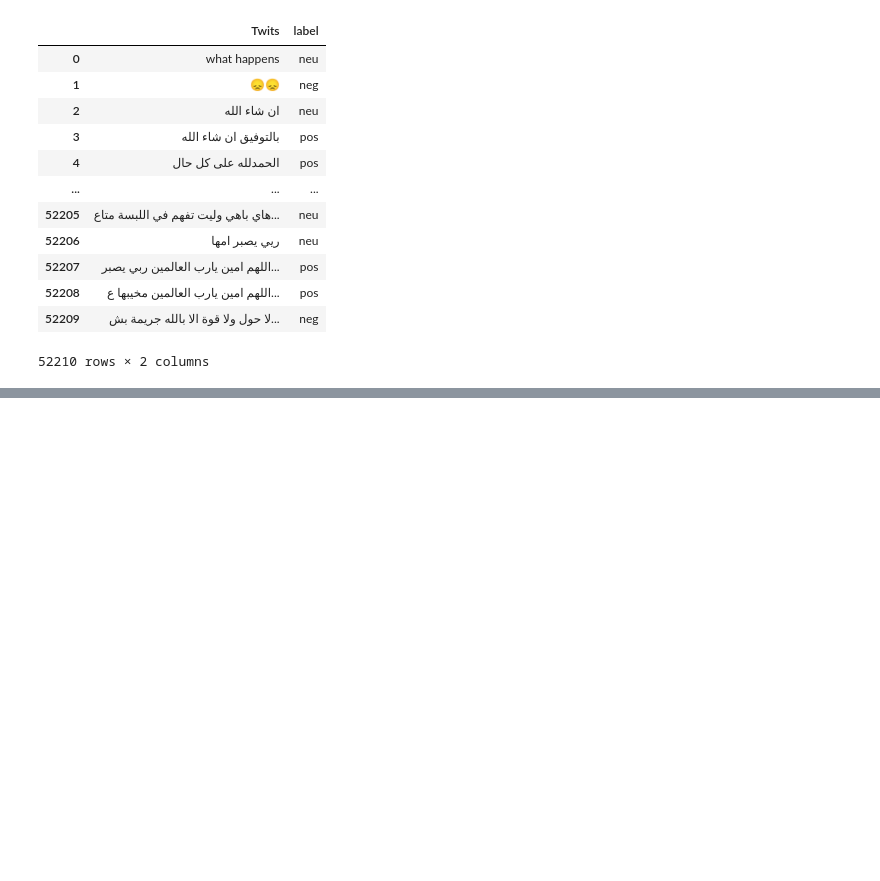
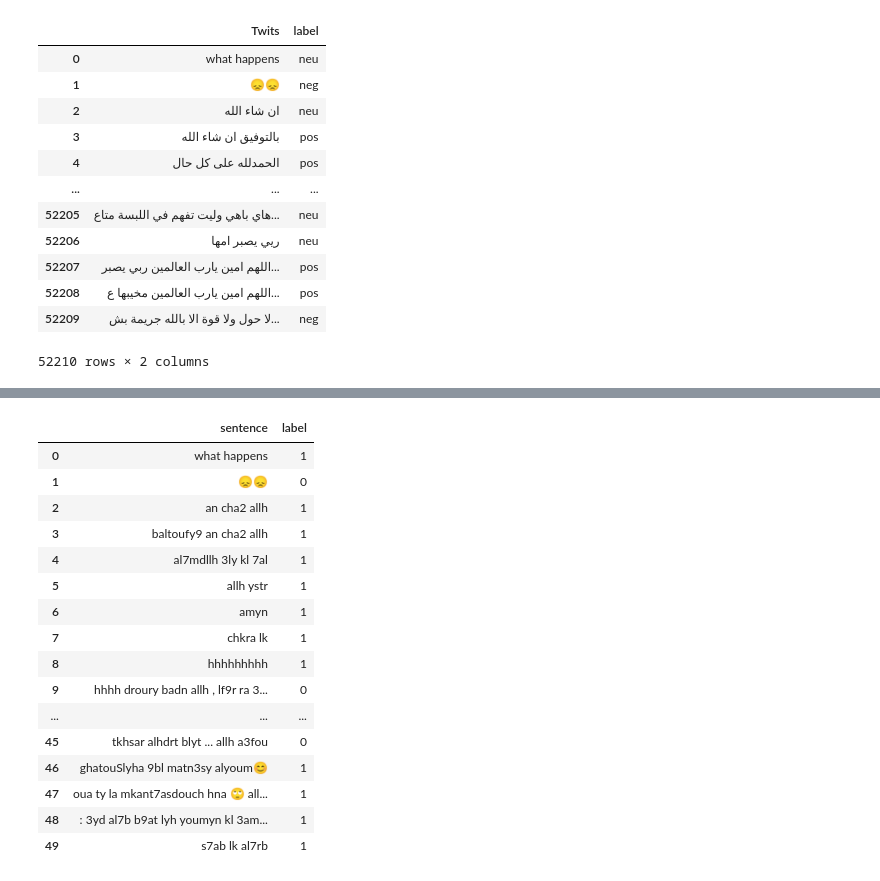
Before and after one commit to Adham-Aroubite/nlp_darija, a Jupyter notebook: translator.ipynb, the cells around one changed output, grey strips where cells are left out. Cells and saved outputs as stored; diff of their text form; code cells hidden in the pictures; blank space fills up the shorter version.

```diff
--- a/translator.ipynb
+++ b/translator.ipynb
@@ -286,0 +348,3 @@ darija_dataset
+# %%
+darija_dataset = pd.concat([darija_dataset, latin_sentences], axis=1)
+darija_dataset
@@ -286,0 +365,3 @@ darija_dataset
+# %%
+darija_dataset = darija_dataset.drop(darija_dataset.columns[0], axis=1)
+darija_dataset
@@ -286,0 +382,3 @@ darija_dataset
+# %%
+darija_dataset = darija_dataset.rename(columns={0: 'sentence'})
+darija_dataset
@@ -286,0 +399,4 @@ darija_dataset
+# %%
+columns_titles = ["sentence", "label"]
+darija_dataset=darija_dataset.reindex(columns=columns_titles)
+darija_dataset
@@ -286,0 +417,20 @@ darija_dataset
+# %%
+darija_dataset.head(50)
+# %% [output]
+|  | sentence | label |
+| 0 | what happens | 1 |
+| 1 | 😞😞 | 0 |
+| 2 | an cha2 allh | 1 |
+| 3 | baltoufy9 an cha2 allh | 1 |
+| 4 | al7mdllh 3ly kl 7al | 1 |
+| 5 | allh ystr | 1 |
+| 6 | amyn | 1 |
+| 7 | chkra lk | 1 |
+| 8 | hhhhhhhhh | 1 |
+| 9 | hhhh droury badn allh , lf9r ra 3... | 0 |
+| ... | ... | ... |
+| 45 | tkhsar alhdrt blyt ... allh a3fou | 0 |
+| 46 | ghatouSlyha 9bl matn3sy alyoum😊 | 1 |
+| 47 | oua ty la mkant7asdouch hna 🙄 all... | 1 |
+| 48 | : 3yd al7b b9at lyh youmyn kl 3am... | 1 |
+| 49 | s7ab lk al7rb | 1 |
```
Also changed, not shown: parts of 20 cells of this notebook, 1 other file.
